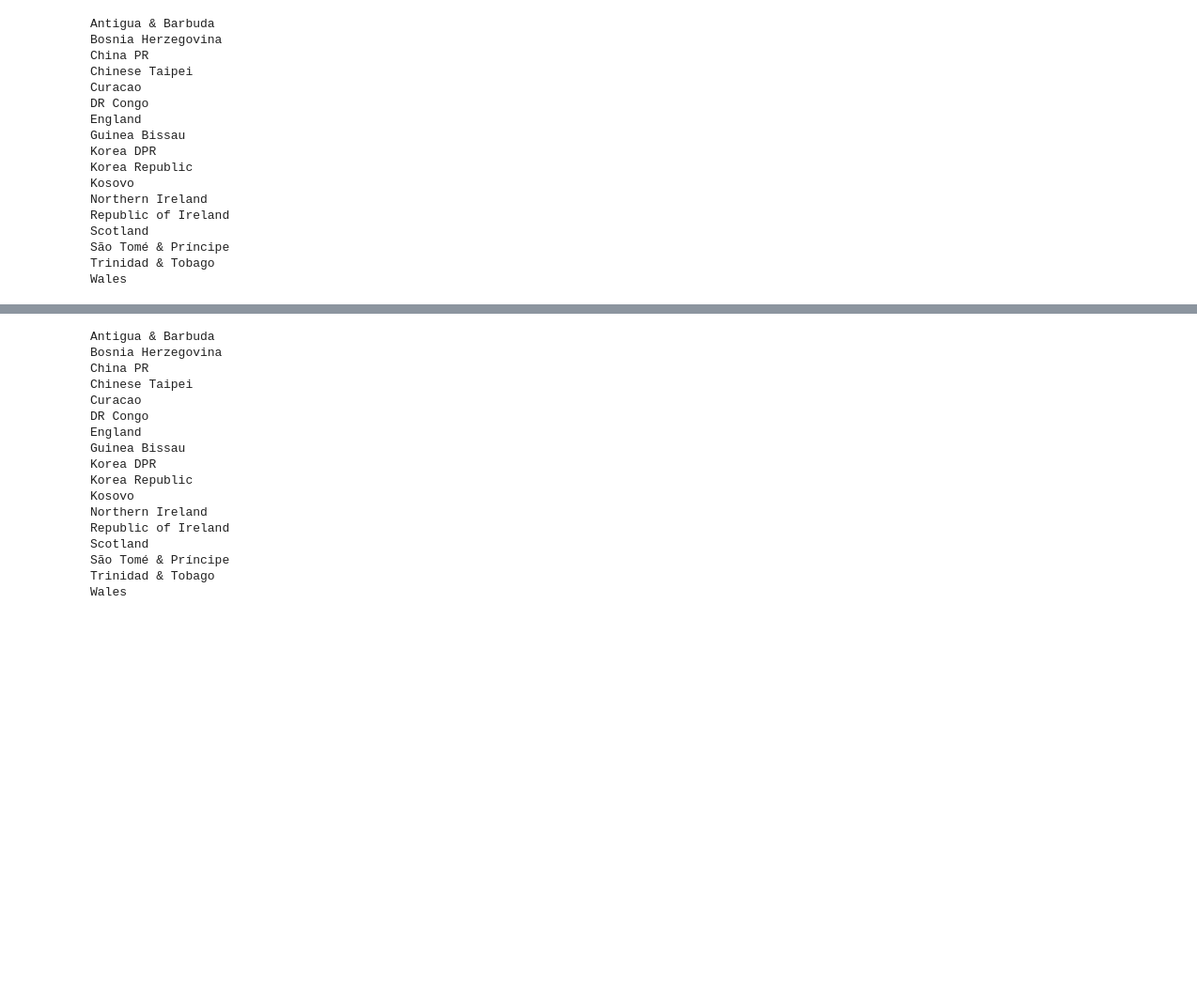
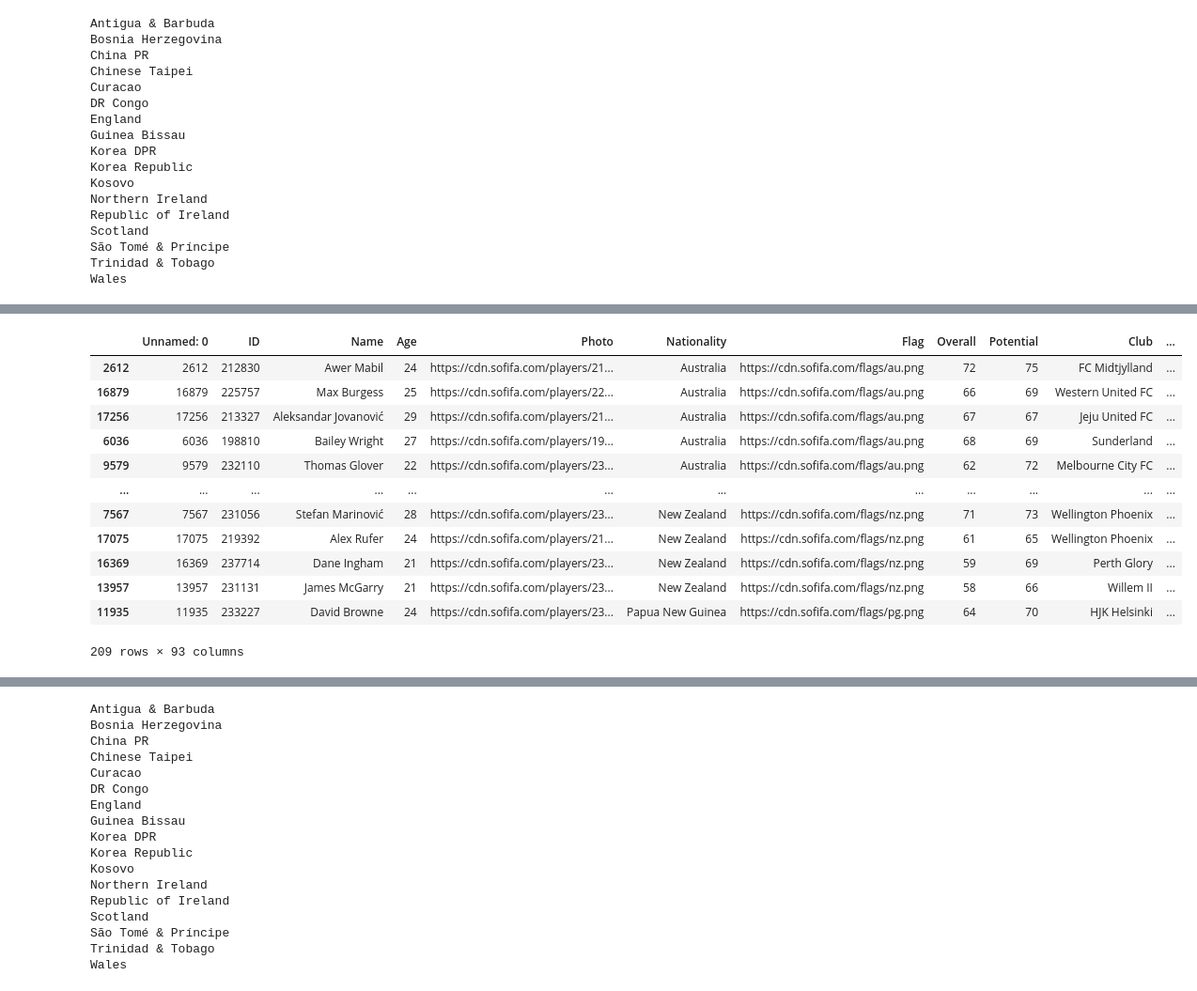
Before and after one commit to BryanOD95/DBAP, a Jupyter notebook: 1. Data Cleaning.ipynb, the cells around one changed output, grey strips where cells are left out. Shown at 94% size. Cells and saved outputs as stored; diff of their text form; code cells hidden in the pictures; blank space fills up the shorter version.

```diff
--- a/1. Data Cleaning.ipynb
+++ b/1. Data Cleaning.ipynb
@@ -124,0 +218,18 @@ Wales
+# %%
+test = df
+
+test.loc[(test.continent == "OC")]
+# %% [output]
+|  | Unnamed: 0 | ID | Name | Age | Photo | Nationality | Flag | Overall | Potential | Club | ... |
+| 2612 | 2612 | 212830 | Awer Mabil | 24 | https://cdn.sofifa.com/players/21... | Australia | https://cdn.sofifa.com/flags/au.png | 72 | 75 | FC Midtjylland | ... |
+| 16879 | 16879 | 225757 | Max Burgess | 25 | https://cdn.sofifa.com/players/22... | Australia | https://cdn.sofifa.com/flags/au.png | 66 | 69 | Western United FC | ... |
+| 17256 | 17256 | 213327 | Aleksandar Jovanović | 29 | https://cdn.sofifa.com/players/21... | Australia | https://cdn.sofifa.com/flags/au.png | 67 | 67 | Jeju United FC | ... |
+| 6036 | 6036 | 198810 | Bailey Wright | 27 | https://cdn.sofifa.com/players/19... | Australia | https://cdn.sofifa.com/flags/au.png | 68 | 69 | Sunderland | ... |
+| 9579 | 9579 | 232110 | Thomas Glover | 22 | https://cdn.sofifa.com/players/23... | Australia | https://cdn.sofifa.com/flags/au.png | 62 | 72 | Melbourne City FC | ... |
+| ... | ... | ... | ... | ... | ... | ... | ... | ... | ... | ... | ... |
+| 7567 | 7567 | 231056 | Stefan Marinović | 28 | https://cdn.sofifa.com/players/23... | New Zealand | https://cdn.sofifa.com/flags/nz.png | 71 | 73 | Wellington Phoenix | ... |
+| 17075 | 17075 | 219392 | Alex Rufer | 24 | https://cdn.sofifa.com/players/21... | New Zealand | https://cdn.sofifa.com/flags/nz.png | 61 | 65 | Wellington Phoenix | ... |
+| 16369 | 16369 | 237714 | Dane Ingham | 21 | https://cdn.sofifa.com/players/23... | New Zealand | https://cdn.sofifa.com/flags/nz.png | 59 | 69 | Perth Glory | ... |
+| 13957 | 13957 | 231131 | James McGarry | 21 | https://cdn.sofifa.com/players/23... | New Zealand | https://cdn.sofifa.com/flags/nz.png | 58 | 66 | Willem II | ... |
+| 11935 | 11935 | 233227 | David Browne | 24 | https://cdn.sofifa.com/players/23... | Papua New Guinea | https://cdn.sofifa.com/flags/pg.png | 64 | 70 | HJK Helsinki | ... |
+209 rows × 93 columns
```
Also changed, not shown: parts of 15 cells of this notebook.
